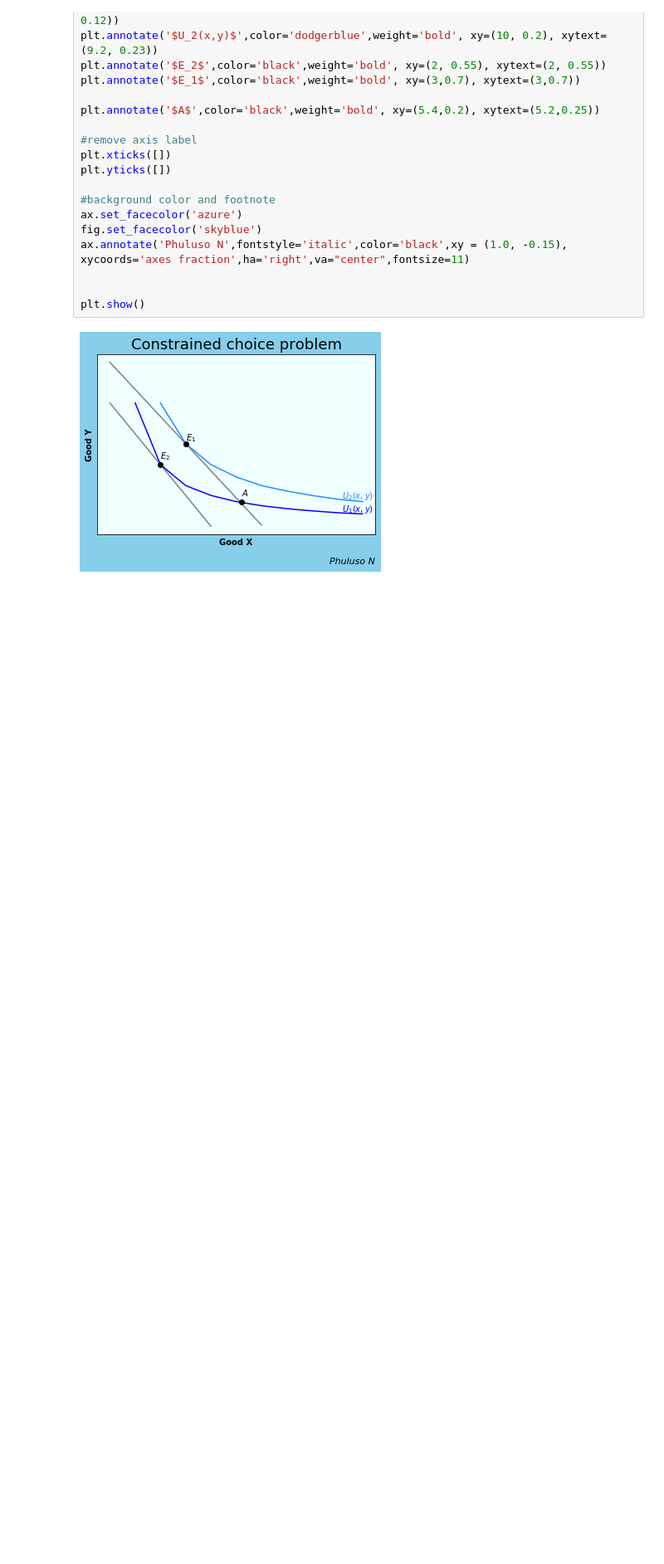
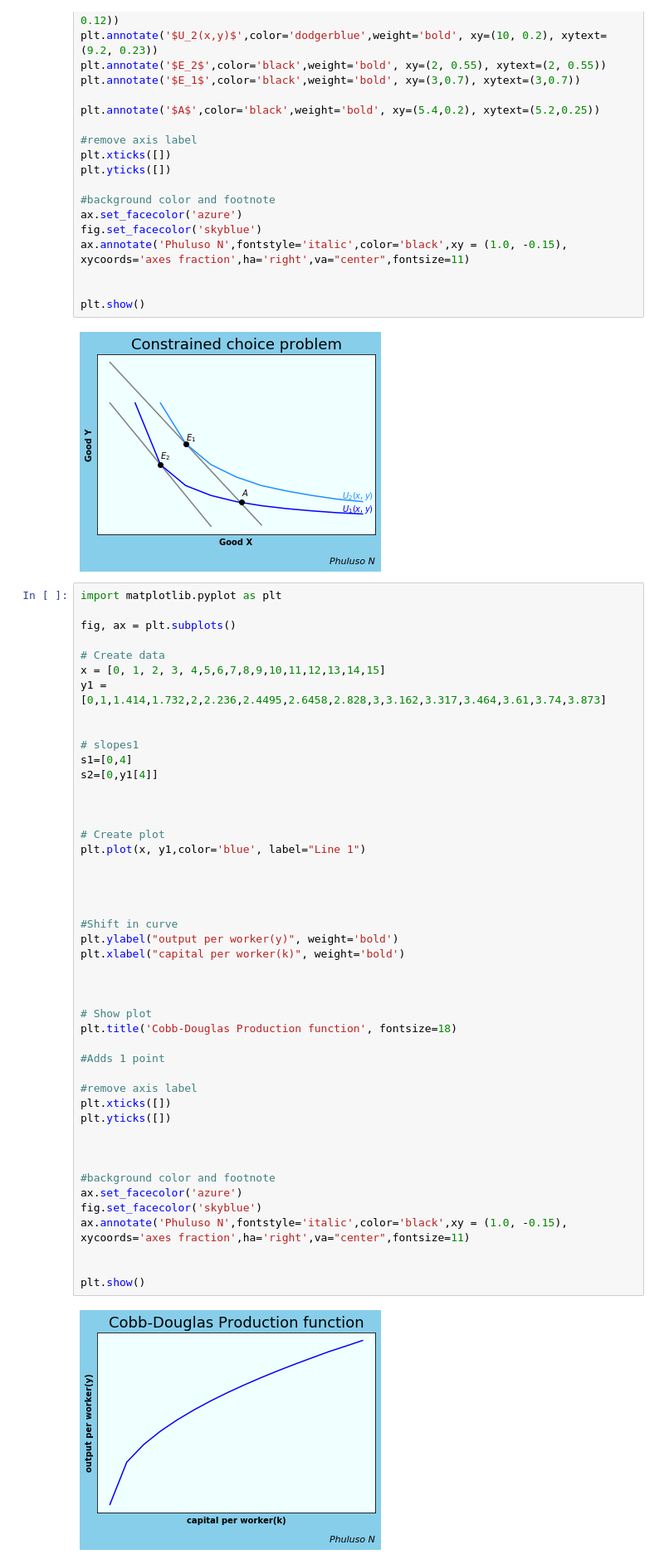
Before and after one commit to Phuluso56/PhuluWeb, a Jupyter notebook: Files/Graphs/Website graphs 1- Economics.ipynb, the cells around one changed output. Shown at 83% size. Drawn from its saved outputs; the diff is of its cells as text; blank space fills up the shorter version.

```diff
--- a/Files/Graphs/Website graphs 1- Economics.ipynb
+++ b/Files/Graphs/Website graphs 1- Economics.ipynb
@@ -742,3 +741,51 @@ ax.annotate('Phuluso N',fontstyle='italic',color='black',xy = (1.0, -0.15), xyco
 plt.show()
 # %% [output]
 [figure]
+# %%
+import matplotlib.pyplot as plt
+
+fig, ax = plt.subplots()
+
+# Create data
+x = [0, 1, 2, 3, 4,5,6,7,8,9,10,11,12,13,14,15]
+y1 = [0,1,1.414,1.732,2,2.236,2.4495,2.6458,2.828,3,3.162,3.317,3.464,3.61,3.74,3.873]
+
+
+# slopes1
+s1=[0,4]
+s2=[0,y1[4]]
+
+
+
+# Create plot
+plt.plot(x, y1,color='blue', label="Line 1")
+
+
+
+
+#Shift in curve
+plt.ylabel("output per worker(y)", weight='bold')
+plt.xlabel("capital per worker(k)", weight='bold')
+
+
+
+# Show plot
+plt.title('Cobb-Douglas Production function', fontsize=18)
+
+#Adds 1 point
+
+#remove axis label
+plt.xticks([])
+plt.yticks([])
+
+
+
+#background color and footnote
+ax.set_facecolor('azure')
+fig.set_facecolor('skyblue')
+ax.annotate('Phuluso N',fontstyle='italic',color='black',xy = (1.0, -0.15), xycoords='axes fraction',ha='right',va="center",fontsize=11)
+
+
+plt.show()
+# %% [output]
+[figure, added]
```
Also changed, not shown: parts of 2 cells of this notebook.
